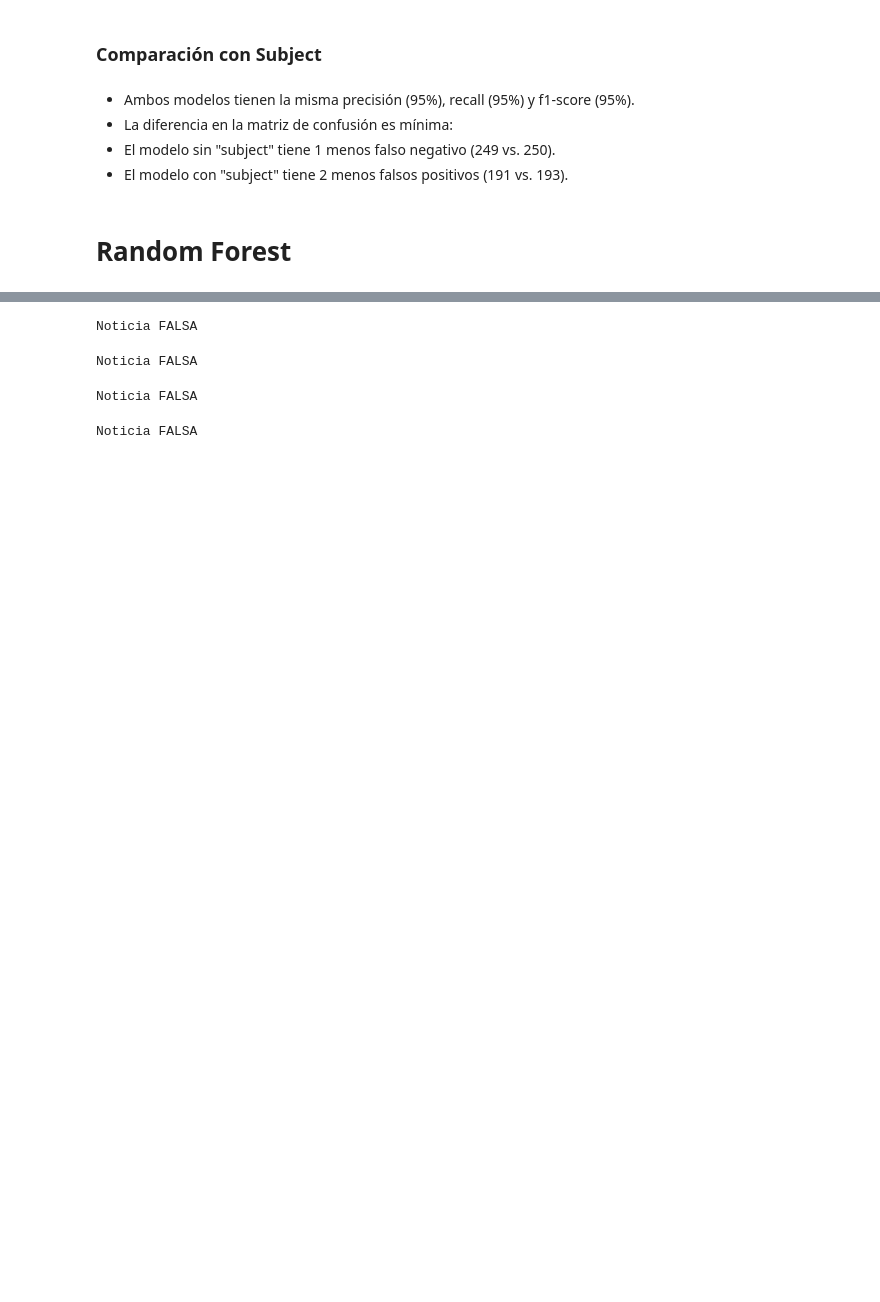
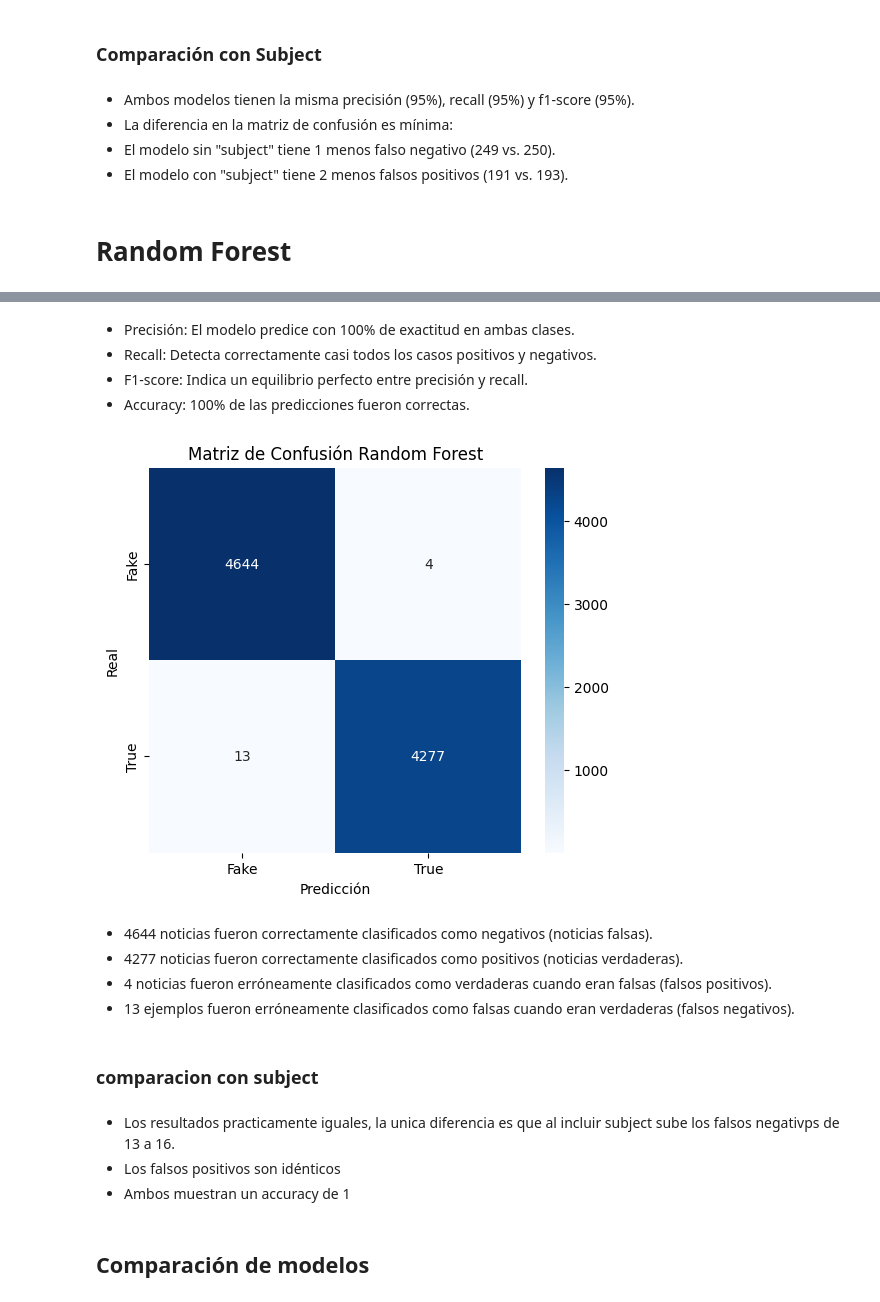
Before and after one commit to IsabelRomoBru/proyecto_machine_learning_Fake_News, a Jupyter notebook: notebooks/modelo_clasicos_sinsubject.ipynb, the cells around one changed output, grey strips where cells are left out. Cells and saved outputs as stored; diff of their text form; code cells hidden in the pictures; blank space fills up the shorter version.

```diff
--- a/notebooks/modelo_clasicos_sinsubject.ipynb
+++ b/notebooks/modelo_clasicos_sinsubject.ipynb
@@ -692,32 +388,35 @@ Noticia FALSA
-# %%
-# Hacer la predicción con el modelo entrenado
-prediccion = logreg_model.predict(X_noticia2)
-
-# Mostrar resultado
-print("Noticia REAL" if prediccion[0] == 1 else "Noticia FALSA")
-# %% [output]
-Noticia FALSA
-# %%
-# Hacer la predicción con el modelo entrenado
-prediccion = rf_model.predict(X_noticia2)
-
-# Mostrar resultado
-print("Noticia REAL" if prediccion[0] == 1 else "Noticia FALSA")
-# %% [output]
-Noticia FALSA
-# %%
-# Hacer la predicción con el modelo entrenado
-prediccion = gb_model.predict(X_noticia2)
-
-# Mostrar resultado
-print("Noticia REAL" if prediccion[0] == 1 else "Noticia FALSA")
-# %% [output]
-Noticia FALSA
-# %%
-# Hacer la predicción con el modelo entrenado
-prediccion = model.predict(X_noticia2)
-
-# Mostrar resultado
-print("Noticia REAL" if prediccion[0] == 1 else "Noticia FALSA")
-# %% [output]
-Noticia FALSA
+# %% [markdown]
+- Precisión: El modelo predice con 100% de exactitud en ambas clases.
+- Recall: Detecta correctamente casi todos los casos positivos y negativos.
+- F1-score: Indica un equilibrio perfecto entre precisión y recall.
+- Accuracy: 100% de las predicciones fueron correctas.
+# %%
+# Definir valores de la matriz de confusión
+cm = np.array([[4644, 4],
+               [13, 4277]])
+
+# Etiquetas de las clases
+labels = ['Fake', 'True']
+
+# Graficar la matriz de confusión
+plt.figure(figsize=(6, 5))
+sns.heatmap(cm, annot=True, fmt='d', cmap='Blues', xticklabels=labels, yticklabels=labels)
+plt.xlabel('Predicción')
+plt.ylabel('Real')
+plt.title('Matriz de Confusión Random Forest')
+plt.show();
+# %% [output]
+[figure, added]
+# %% [markdown]
+- 4644 noticias fueron correctamente clasificados como negativos (noticias falsas).
+- 4277 noticias fueron correctamente clasificados como positivos (noticias verdaderas).
+- 4 noticias fueron erróneamente clasificados como verdaderas cuando eran falsas (falsos positivos).
+- 13 ejemplos fueron erróneamente clasificados como falsas cuando eran verdaderas (falsos negativos).
+# %% [markdown]
+### comparacion con subject
+# %% [markdown]
+- Los resultados practicamente iguales, la unica diferencia es que al incluir subject sube los falsos negativps de 13 a 16.
+- Los falsos positivos son idénticos
+- Ambos muestran un accuracy de 1
+# %% [markdown]
+## Comparación de modelos
```
Also changed, not shown: parts of 49 cells of this notebook, 3 other files.
